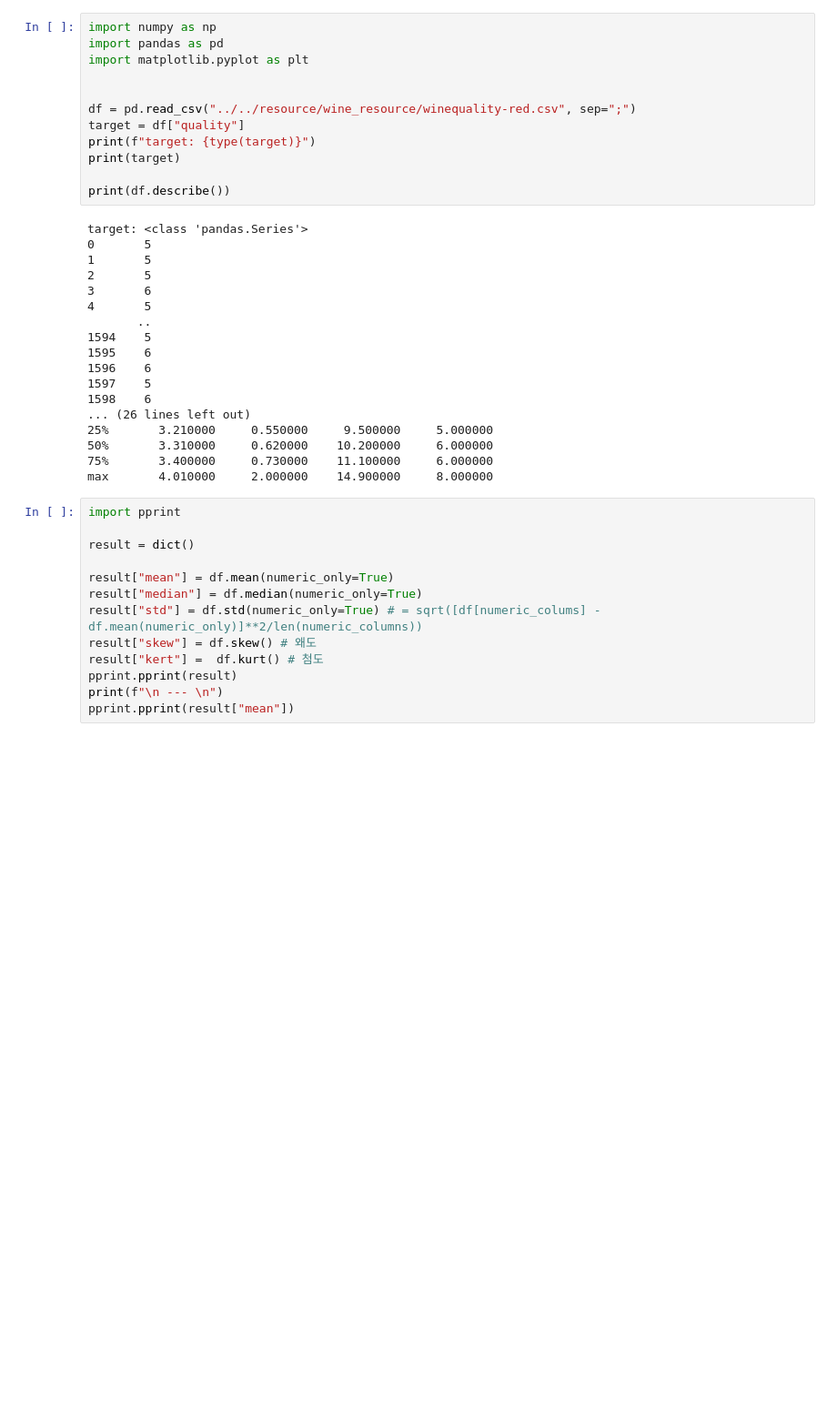
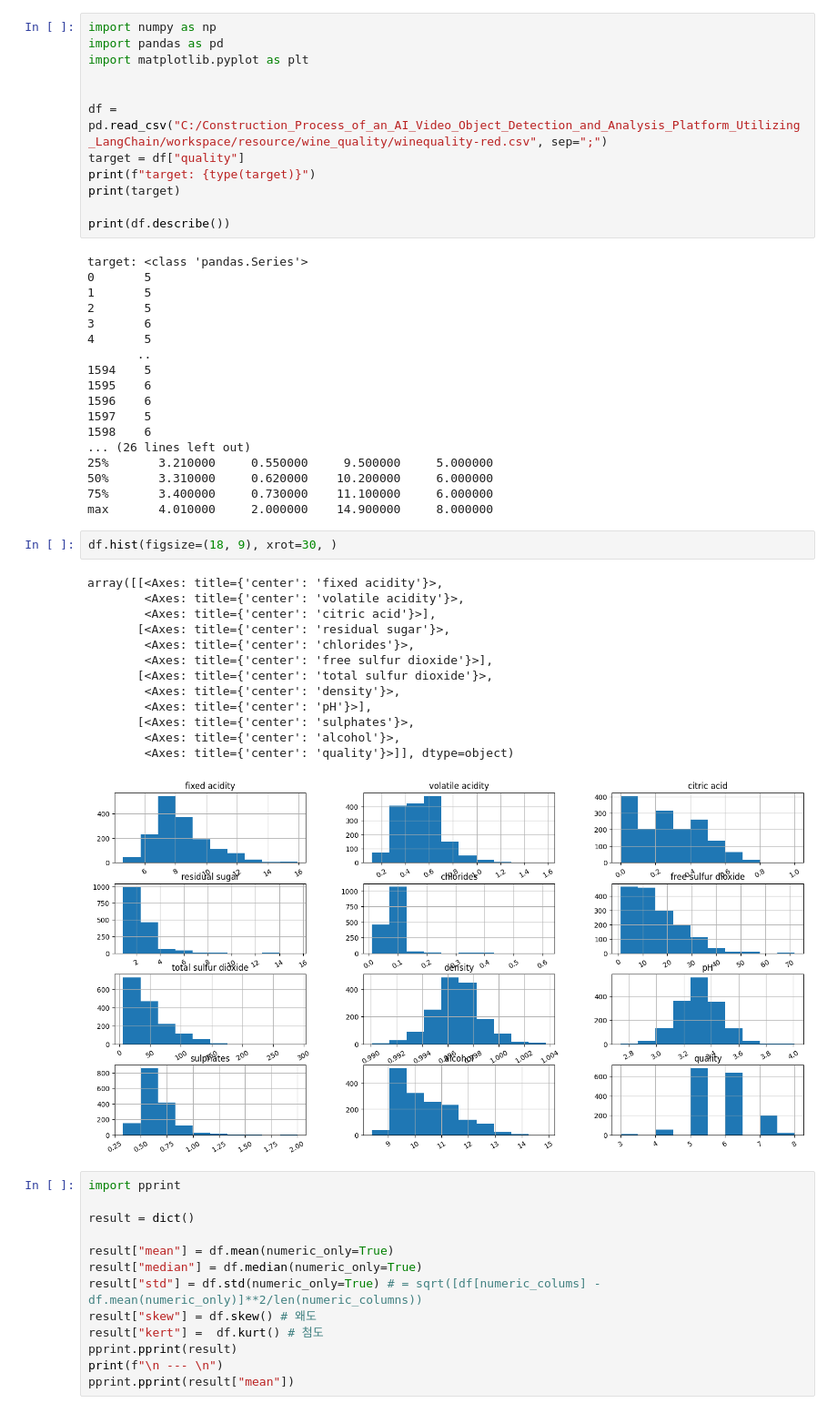
Before and after one commit to hurwan0629/lang-chain-KDT, a Jupyter notebook: workspace/personal/data_analysis_by_python/2026-05-26_prev/2026-05-25_basic_python_data_methods.ipynb, the cells around one changed output. Shown at 91% size. Drawn from its saved outputs; the diff is of its cells as text; blank space fills up the shorter version.

```diff
--- a/workspace/personal/data_analysis_by_python/2026-05-26_prev/2026-05-25_basic_python_data_methods.ipynb
+++ b/workspace/personal/data_analysis_by_python/2026-05-26_prev/2026-05-25_basic_python_data_methods.ipynb
@@ -7,7 +7,7 @@ import pandas as pd
 import matplotlib.pyplot as plt
 
 
-df = pd.read_csv("../../resource/wine_resource/winequality-red.csv", sep=";")
+df = pd.read_csv("C:/Construction_Process_of_an_AI_Video_Object_Detection_and_Analysis_Platform_Utilizing_LangChain/workspace/resource/wine_quality/winequality-red.csv", sep=";")
 target = df["quality"]
 print(f"target: {type(target)}")
 print(target)
@@ -31,6 +31,22 @@ target: <class 'pandas.Series'>
 50%       3.310000     0.620000    10.200000     6.000000
 75%       3.400000     0.730000    11.100000     6.000000
 max       4.010000     2.000000    14.900000     8.000000
+# %%
+df.hist(figsize=(18, 9), xrot=30, )
+# %% [output]
+array([[<Axes: title={'center': 'fixed acidity'}>,
+        <Axes: title={'center': 'volatile acidity'}>,
+        <Axes: title={'center': 'citric acid'}>],
+       [<Axes: title={'center': 'residual sugar'}>,
+        <Axes: title={'center': 'chlorides'}>,
+        <Axes: title={'center': 'free sulfur dioxide'}>],
+       [<Axes: title={'center': 'total sulfur dioxide'}>,
+        <Axes: title={'center': 'density'}>,
+        <Axes: title={'center': 'pH'}>],
+       [<Axes: title={'center': 'sulphates'}>,
+        <Axes: title={'center': 'alcohol'}>,
+        <Axes: title={'center': 'quality'}>]], dtype=object)
+[figure, added]
 # %%
 import pprint
 
```
Also changed, not shown: 39 other files.
